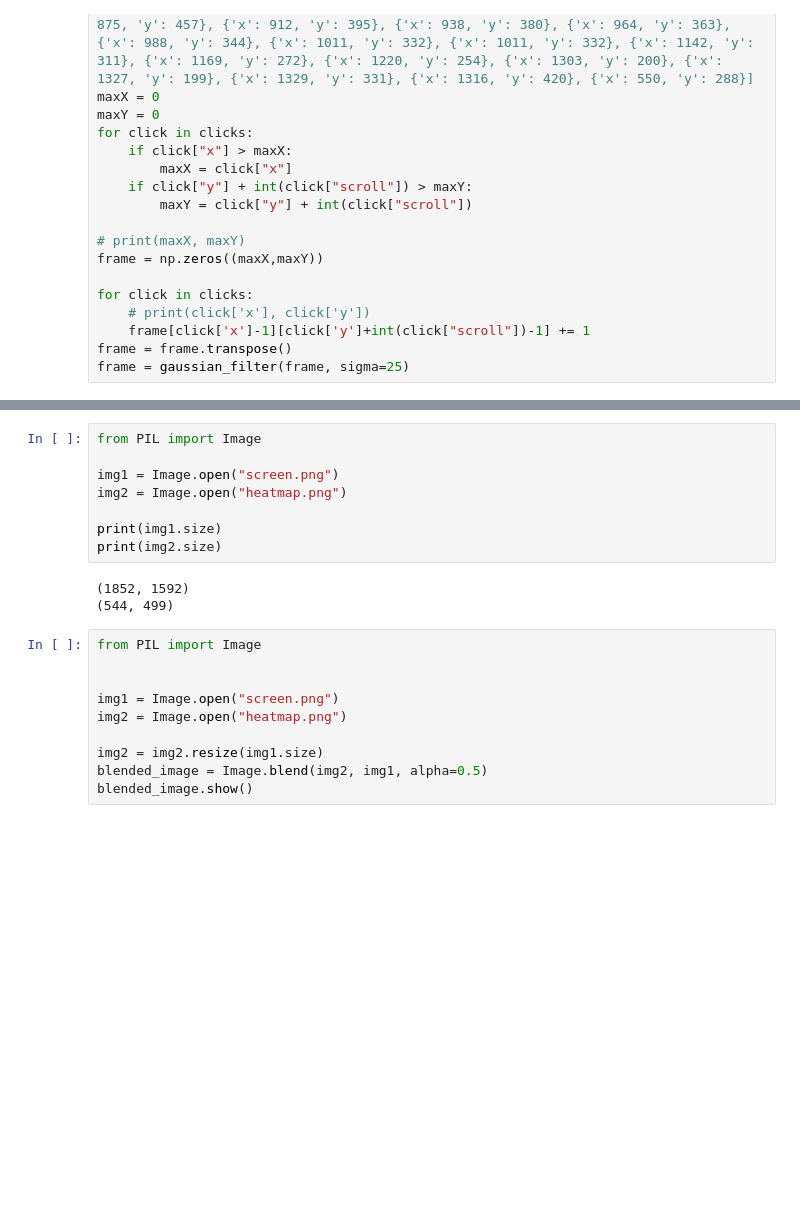
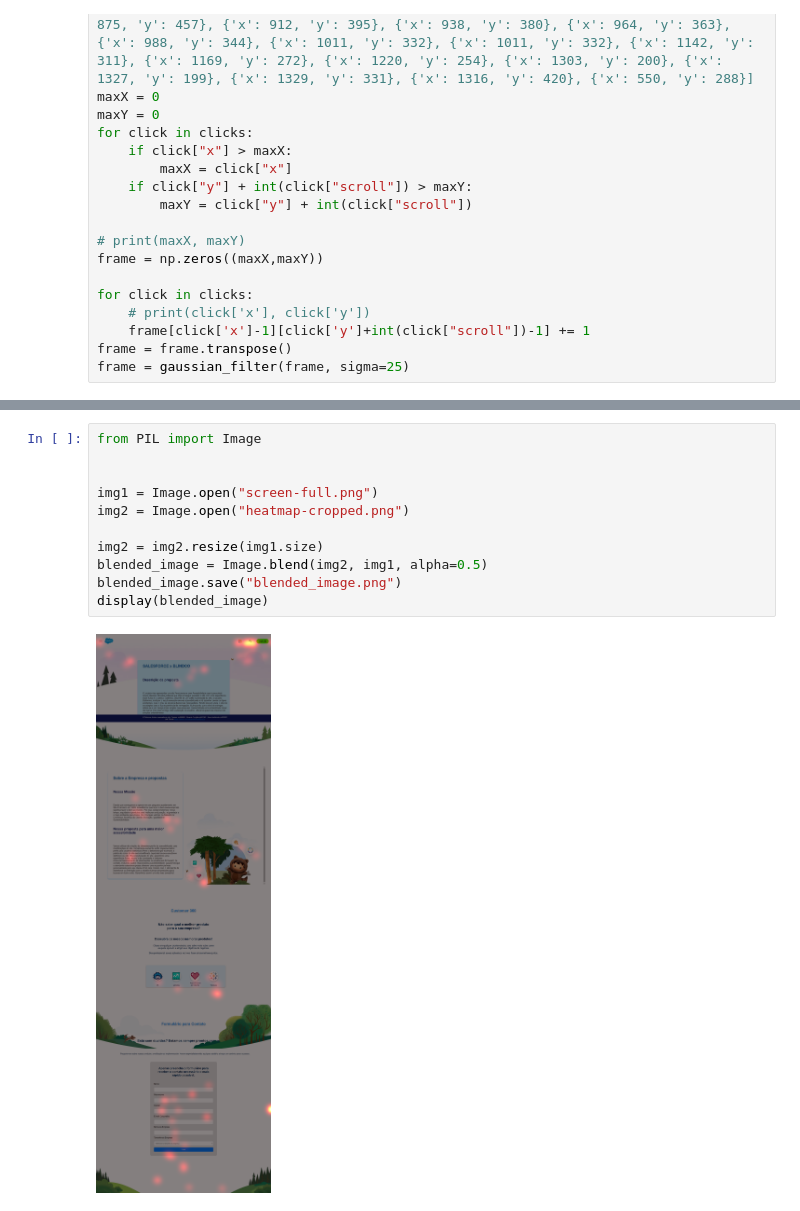
Before and after one commit to eduardofuncao/BlindCo, a Jupyter notebook: server/handleClicks.ipynb, the cells around one changed output, grey strips where cells are left out. Cells and saved outputs as stored; diff of their text form; blank space fills up the shorter version.

```diff
--- a/server/handleClicks.ipynb
+++ b/server/handleClicks.ipynb
@@ -65,21 +78,13 @@ plt.show()
 # %%
 from PIL import Image
 
-img1 = Image.open("screen.png")
-img2 = Image.open("heatmap.png")
 
-print(img1.size)
-print(img2.size)
+img1 = Image.open("screen-full.png")
+img2 = Image.open("heatmap-cropped.png")
+
+img2 = img2.resize(img1.size)
+blended_image = Image.blend(img2, img1, alpha=0.5)
+blended_image.save("blended_image.png")
+display(blended_image)
 # %% [output]
-(1852, 1592)
-(544, 499)
+[figure, added]
-# %%
-from PIL import Image
-
-
-img1 = Image.open("screen.png")
-img2 = Image.open("heatmap.png")
-
-img2 = img2.resize(img1.size)
-blended_image = Image.blend(img2, img1, alpha=0.5)
-blended_image.show()
```
Also changed, not shown: parts of 3 cells of this notebook, 10 other files.
